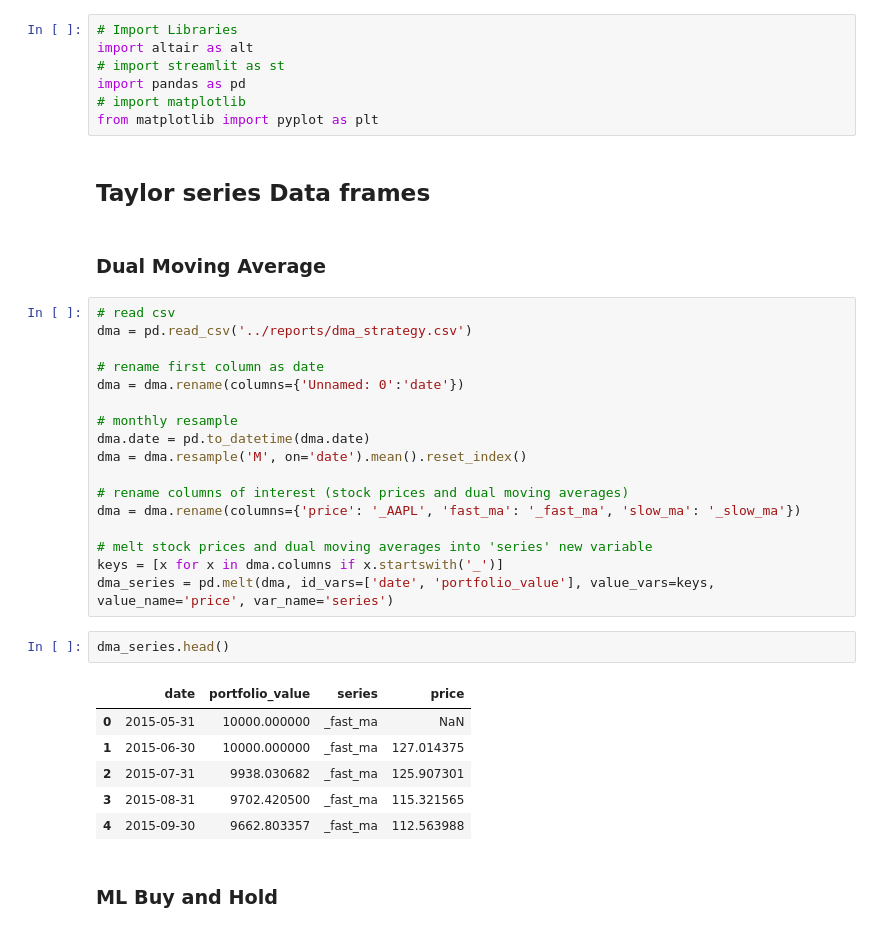
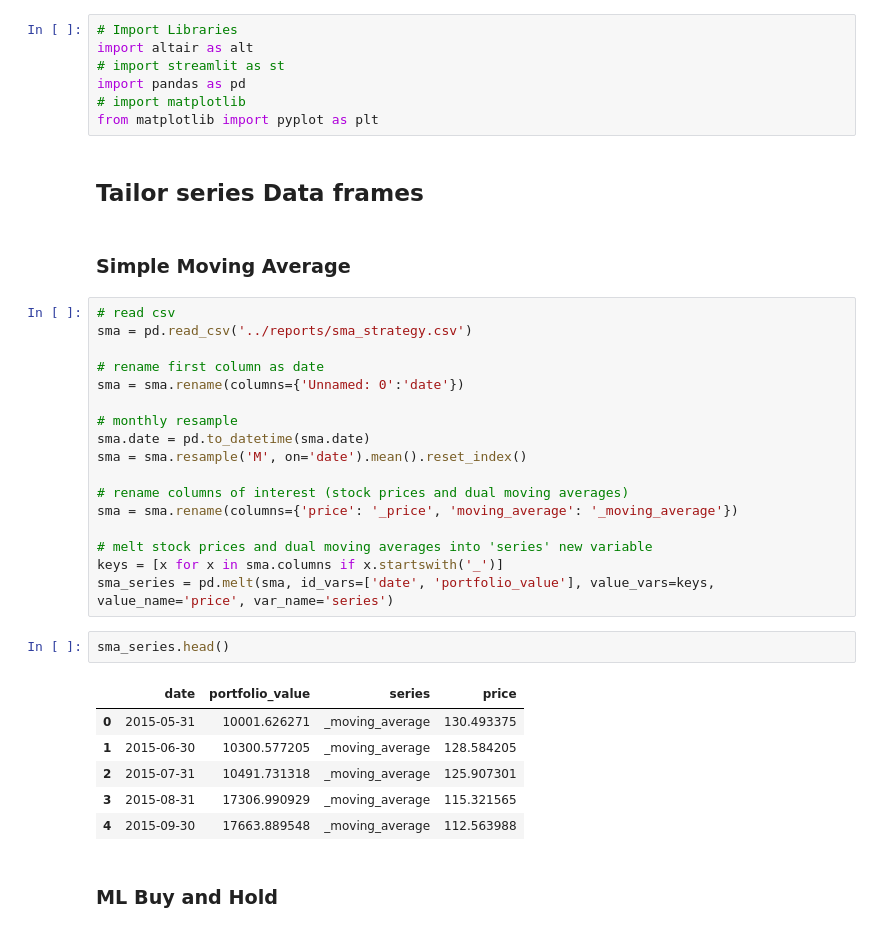
Before and after one commit to isabelpuche/ml_for_algo_trading, a Jupyter notebook: notebooks/04_trading_viz.ipynb, the cells around one changed output. Saved outputs shown, nothing was run; the diff lists cells and outputs as text.

```diff
--- a/notebooks/04_trading_viz.ipynb
+++ b/notebooks/04_trading_viz.ipynb
@@ -11,35 +11,35 @@ import pandas as pd
 # import matplotlib
 from matplotlib import pyplot as plt
 # %% [markdown]
-## Taylor series Data frames
+## Tailor series Data frames
 # %% [markdown]
-### Dual Moving Average
+### Simple Moving Average
 # %%
 # read csv
-dma = pd.read_csv('../reports/dma_strategy.csv')
+sma = pd.read_csv('../reports/sma_strategy.csv')
 
 # rename first column as date
-dma = dma.rename(columns={'Unnamed: 0':'date'})
+sma = sma.rename(columns={'Unnamed: 0':'date'})
 
 # monthly resample
-dma.date = pd.to_datetime(dma.date)
-dma = dma.resample('M', on='date').mean().reset_index()
+sma.date = pd.to_datetime(sma.date)
+sma = sma.resample('M', on='date').mean().reset_index()
 
 # rename columns of interest (stock prices and dual moving averages)
-dma = dma.rename(columns={'price': '_AAPL', 'fast_ma': '_fast_ma', 'slow_ma': '_slow_ma'})
+sma = sma.rename(columns={'price': '_price', 'moving_average': '_moving_average'})
 
 # melt stock prices and dual moving averages into 'series' new variable
-keys = [x for x in dma.columns if x.startswith('_')]
-dma_series = pd.melt(dma, id_vars=['date', 'portfolio_value'], value_vars=keys, value_name='price', var_name='series')
+keys = [x for x in sma.columns if x.startswith('_')]
+sma_series = pd.melt(sma, id_vars=['date', 'portfolio_value'], value_vars=keys, value_name='price', var_name='series')
 # %%
-dma_series.head()
+sma_series.head()
 # %% [output]
 |  | date | portfolio_value | series | price |
-| 0 | 2015-05-31 | 10000.000000 | _fast_ma | NaN |
-| 1 | 2015-06-30 | 10000.000000 | _fast_ma | 127.014375 |
-| 2 | 2015-07-31 | 9938.030682 | _fast_ma | 125.907301 |
-| 3 | 2015-08-31 | 9702.420500 | _fast_ma | 115.321565 |
-| 4 | 2015-09-30 | 9662.803357 | _fast_ma | 112.563988 |
+| 0 | 2015-05-31 | 10001.626271 | _moving_average | 130.493375 |
+| 1 | 2015-06-30 | 10300.577205 | _moving_average | 128.584205 |
+| 2 | 2015-07-31 | 10491.731318 | _moving_average | 125.907301 |
+| 3 | 2015-08-31 | 17306.990929 | _moving_average | 115.321565 |
+| 4 | 2015-09-30 | 17663.889548 | _moving_average | 112.563988 |
 # %% [markdown]
 ### ML Buy and Hold
 # %%
```
Also changed, not shown: parts of 1 cell of this notebook, 22 other files.
